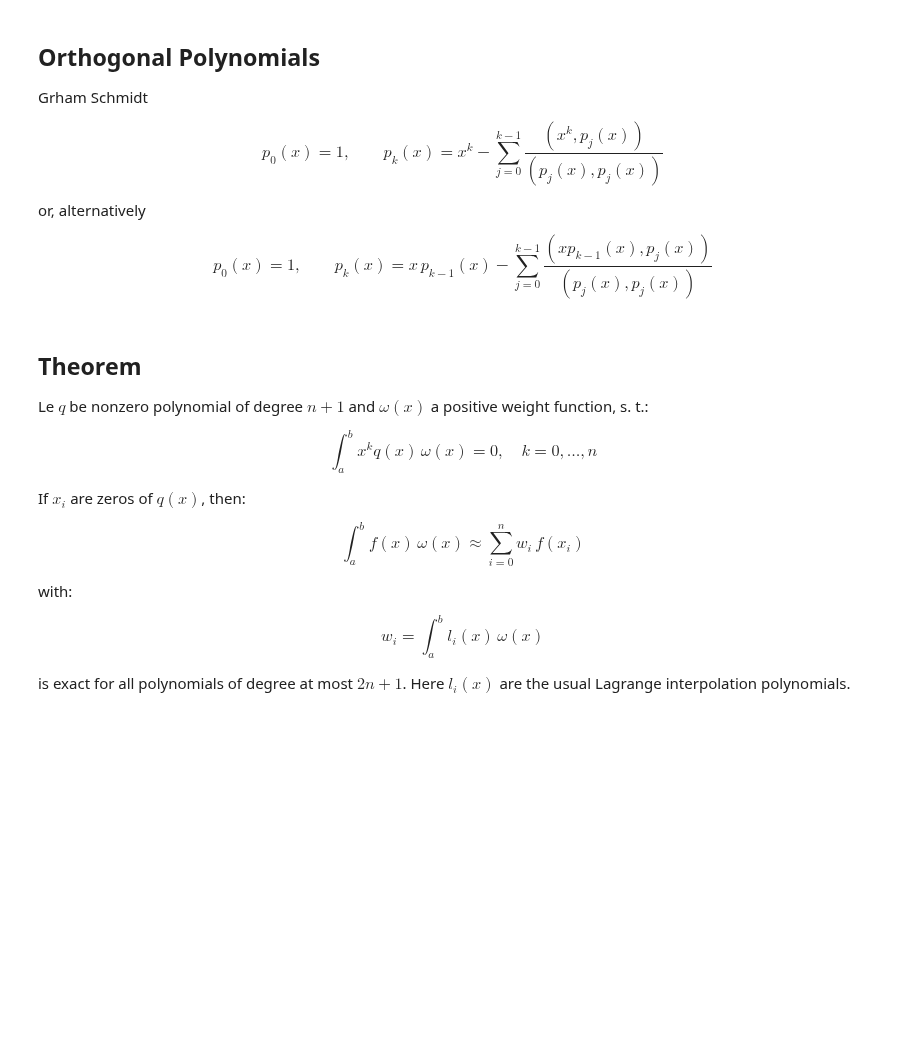
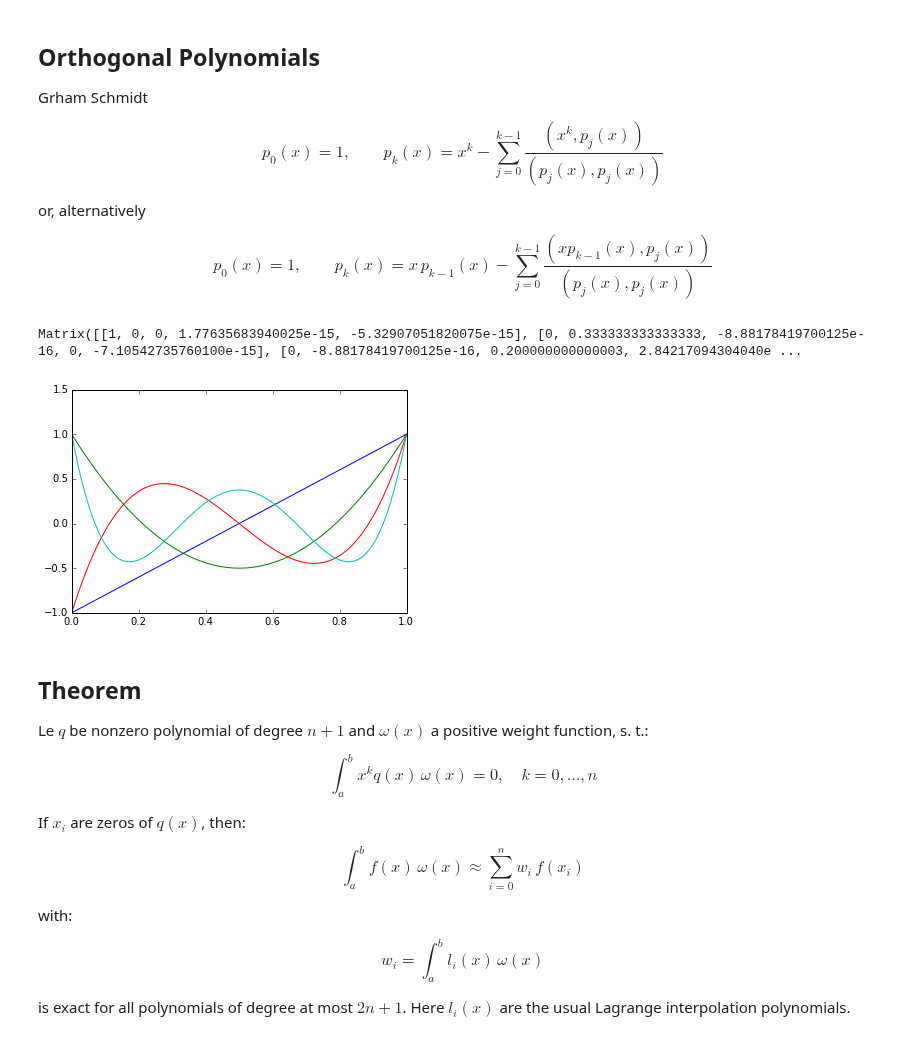
Before and after one commit to sissa/P1.4_seed, a Jupyter notebook: python-lectures/04_best_approximation.ipynb, the cells around one changed output. Cells and saved outputs as stored; diff of their text form; code cells hidden in the pictures; blank space fills up the shorter version.

```diff
--- a/python-lectures/04_best_approximation.ipynb
+++ b/python-lectures/04_best_approximation.ipynb
@@ -53,6 +55,49 @@ or, alternatively
 $$
 p_0(x) = 1, \qquad p_k(x) = x\,p_{k-1}(x) - \sum_{j=0}^{k-1} \frac{(x p_{k-1}(x),p_j(x))}{(p_j(x),p_j(x))}
 $$
+# %%
+def scalar_prod(p0,p1,a=0,b=1):
+    assert len(p0.free_symbols) <= 1, "I can only do this for single variable functions..."
+    t = p0.free_symbols.pop() if len(p0.free_symbols) == 1 else sym.symbols('t')
+    return sym.integrate(p0*p1,(t,a,b))
+# %%
+t = sym.symbols('t')
+k = 3
+
+Pk = [1+0*t] # Force it to be a sympy expression
+
+for k in range(1,5):
+    s = 0
+    for j in range(0,k):
+        s+= scalar_prod(t**k,Pk[j])/scalar_prod(Pk[j],Pk[j])*Pk[j]
+    pk = t**k-s
+    # pk = pk/sym.sqrt(scalar_prod(pk,pk))
+    pk = pk/pk.subs(t,1.)
+    Pk.append(pk)
+
+
+M = []
+for i in range(len(Pk)):
+    row = []
+    for j in range(len(Pk)):
+        row.append(scalar_prod(Pk[i],Pk[j]))
+    M.append(row)
+
+M = sym.Matrix(M)
+
+print(M)
+
+x = np.linspace(0,1,100)
+
+for p in Pk:
+    if p != 1 :
+        fs = sym.lambdify(t, p, 'numpy')
+        #print x.shape
+        #print fs(x)
+        _ = pl.plot(x,fs(x))
+# %% [output]
+Matrix([[1, 0, 0, 1.77635683940025e-15, -5.32907051820075e-15], [0, 0.333333333333333, -8.88178419700125e-16, 0, -7.10542735760100e-15], [0, -8.88178419700125e-16, 0.200000000000003, 2.84217094304040e ...
+[figure, added]
 # %% [markdown]
 ## Theorem
 
```
Also changed, not shown: parts of 18 cells of this notebook.
